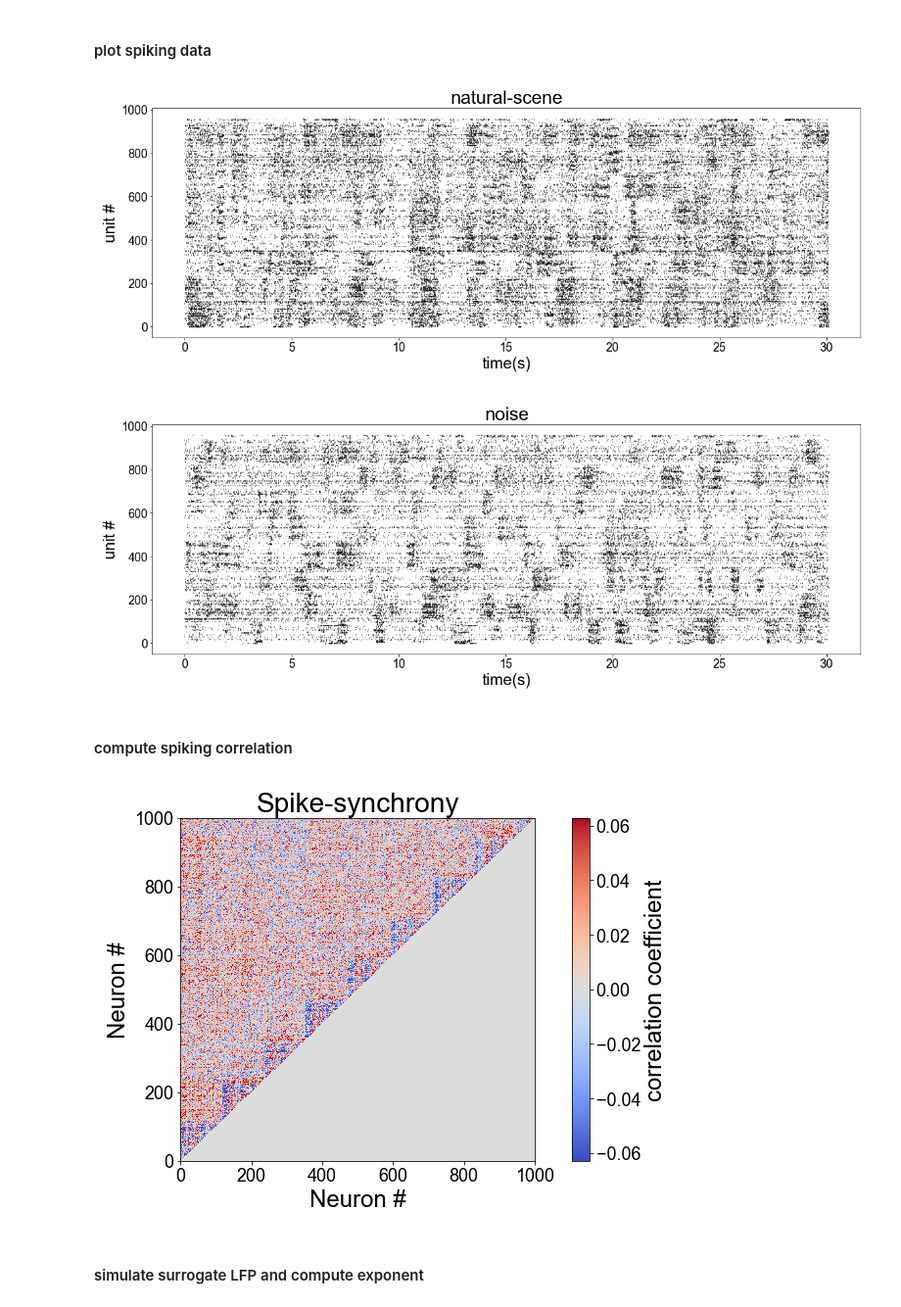
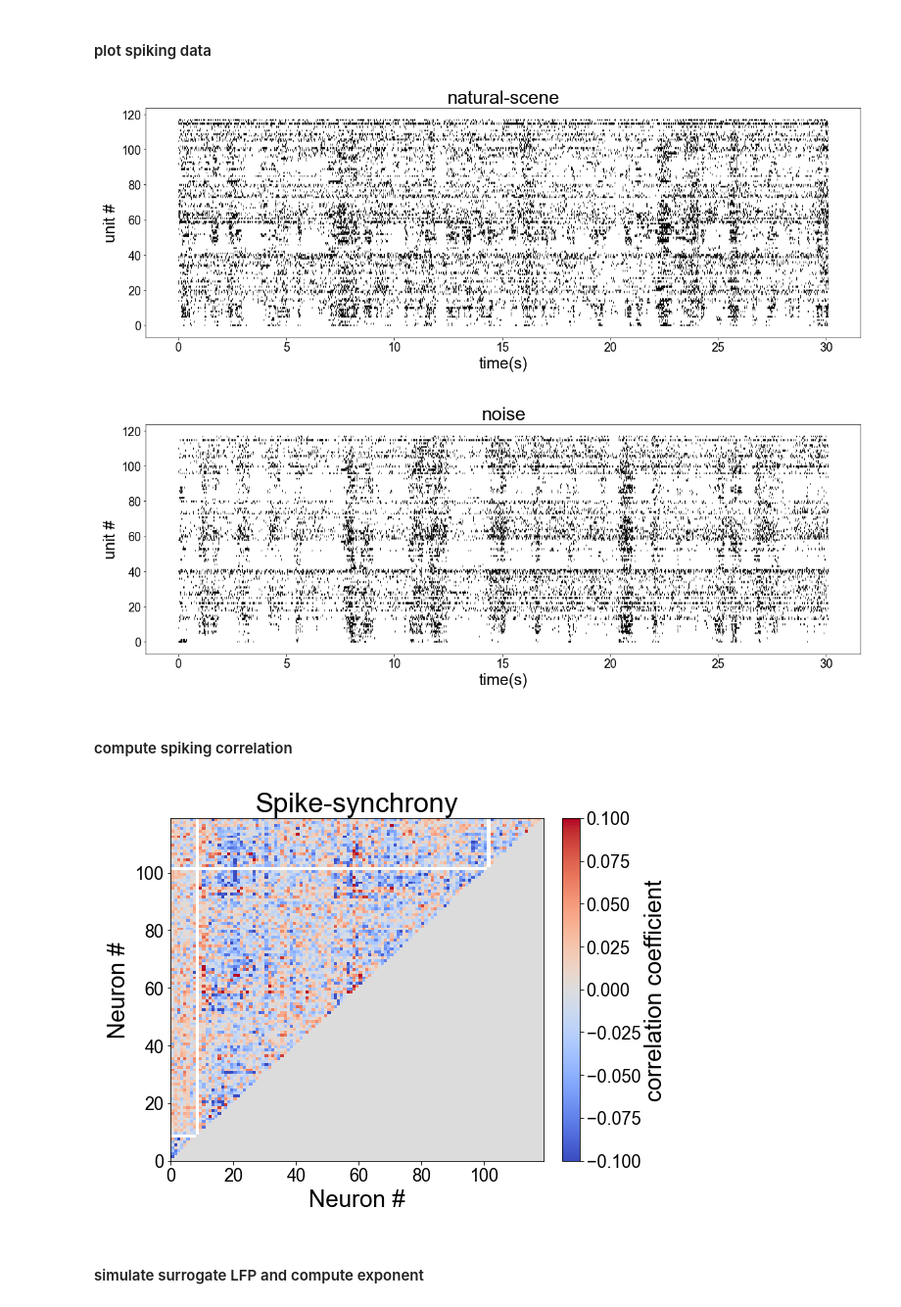
Before and after one commit to mwprestonjr/sfn_2022, a Jupyter notebook: notebooks/panel_4.ipynb, the cells around one changed output. Shown: that part at 98% size. Saved outputs shown, nothing was run; the diff lists cells and outputs as text; code cells hidden in the pictures.

Commit message:
fix bug - plot one trial only
the documentation state that the first dimension of data.EVENTS is
n_units, however units and trials appear to be collapsed into this
dimension.

```diff
--- a/notebooks/panel_4.ipynb
+++ b/notebooks/panel_4.ipynb
@@ -70,17 +78,31 @@ spike_times_noise = temp[2]
+# %%
+# get data for an example trial
+idx = (I_TRIAL*n_units, (I_TRIAL+1)*n_units)
+spike_times_natural = spike_times_natural_all[idx[0]:idx[1]]
+spike_times_noise = spike_times_noise_all[idx[0]:idx[1]]
+# %%
+# drop units with no activity or a single spike only (these raise errors with neo)
+is_missing = np.zeros(n_units)
+for i_unit in range(len(spike_times_natural)):
+    if not (type(spike_times_natural[i_unit]) == np.ndarray and \
+        type(spike_times_noise[i_unit]) == np.ndarray):
+        is_missing[i_unit] = 1
+        continue
+
+good_units = ~is_missing.astype(bool)
+spike_times_natural = spike_times_natural[good_units]
+spike_times_noise = spike_times_noise[good_units]
 # %% [markdown]
 #### plot spiking data
 # %%
 # plot spiking
-
-# settings
-n2plot = 1000 # plot first N units only
 
 # init
 spike_times_natural_plt = []
 spike_times_noise_plt = []
 
 # get spikes times (skip cells without data)
-for i_unit in range(n2plot):
+for i_unit in range(len(spike_times_natural)):
     if np.ndim(spike_times_natural[i_unit]) == 0: continue
     if len(spike_times_natural[i_unit]) == 0: continue
     if np.ndim(spike_times_noise[i_unit]) == 0: continue
@@ -100,8 +122,8 @@ ax.eventplot(spike_times_noise_plt, color='k', linewidth=1)
 ax.set(ylabel='unit #', xlabel='time(s)')
 ax.set_title('noise');
 # %% [output]
-[figure, old version]
+[figure, new version]
-[figure, old version]
+[figure, new version]
 # %% [markdown]
 #### compute spiking correlation
 # %%
@@ -115,15 +137,12 @@ corr_mu = np.zeros(2)
 cov_mu = np.zeros(2)
 
 # loop through conditions
-for ii, st in enumerate([spike_times_noise,spike_times_natural]):
+for ii, st in enumerate([spike_times_noise, spike_times_natural]):
     n_units = len(st)
     spike_trains = []
 
     # loop through units
     for i_unit in range(n_units):
-        # skip units withou spikes
-        if np.ndim(st[i_unit]) == 0: continue
-        if len(st[i_unit]) == 0: continue
         # create spike train
         st_i = neo.SpikeTrain(st[i_unit]*pq.s, DURATION*pq.s)
         spike_trains.append(st_i)
@@ -135,34 +154,31 @@ for ii, st in enumerate([spike_times_noise,spike_times_natural]):
     corr_mu[ii] = np.mean(corr_mat[ii])
 # %%
 # plot corr
-
-# settings
-n2plot = 1000 # plot first N units only
 
 # # combine data for compact plotting
 # corr_mat_comb = np.tril(corr_mat[0][:n2plot,:n2plot], -1) + \
 #     np.triu(corr_mat[1][:n2plot,:n2plot], 1)
 
 # combine data for compact plotting
-corr_mat_comb = np.tril(corr_mat[1][:n2plot,:n2plot], -1) - \
-    np.tril(corr_mat[0][:n2plot,:n2plot], -1)
+corr_mat_comb = np.tril(corr_mat[1], -1) - \
+    np.tril(corr_mat[0], -1)
 
 # compute norm for colorbar
 limit = np.max(np.abs(corr_mat_comb))*0.1
 norm = TwoSlopeNorm(vmin=-limit, vcenter=0, vmax=limit)
 
 # plot
 fig, ax = plt.subplots(figsize=[8,6])
 ax.pcolormesh(corr_mat_comb, cmap='coolwarm', norm=norm)
 fig.colorbar(ScalarMappable(norm=norm, cmap='coolwarm'), ax=ax, label='correlation coefficient')
 ax.set(xlabel='Neuron #',ylabel='Neuron #')
 # ax.set_title('Upper-triangle: White-noise \nLower-triangle: Natural-scene')
 ax.set_title('Spike-synchrony')
 
 # save
-plt.savefig(DIR_FIG + f'/panel_4_fig1.png', dpi=300)
+plt.savefig(DIR_FIG + f'/panel_4_fig1.png')
 # %% [output]
-[figure, old version]
+[figure, new version]
 # %% [markdown]
 #### simulate surrogate LFP and compute exponent
 # %%
```
Also changed, not shown: parts of 7 cells of this notebook.
